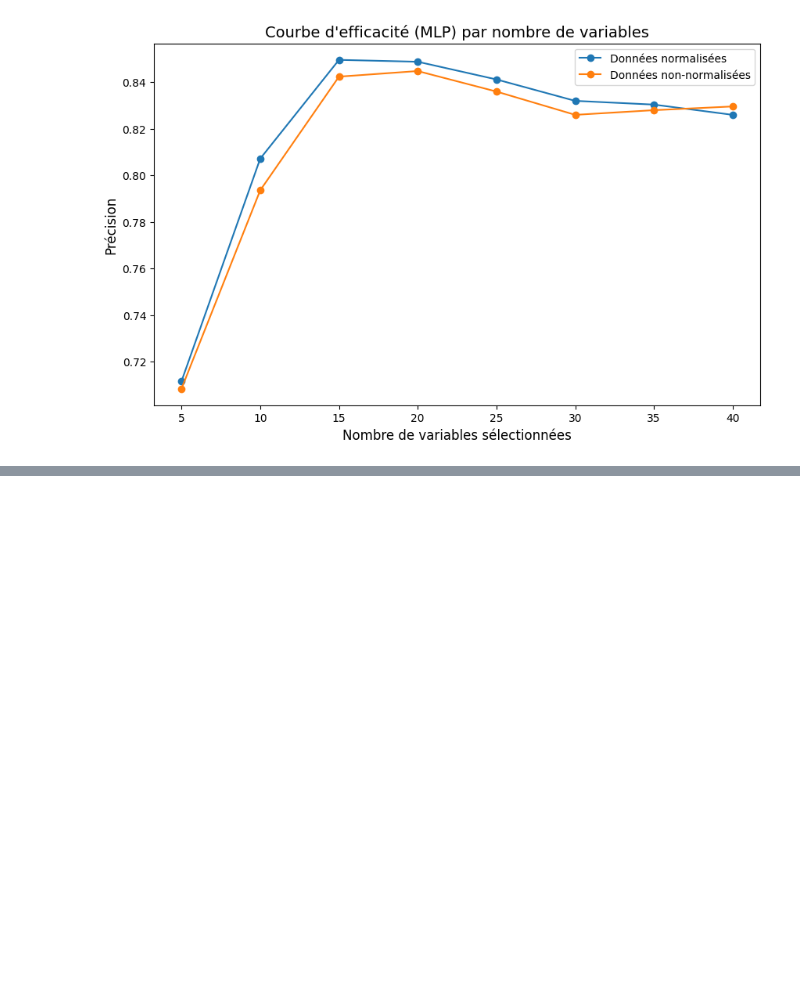
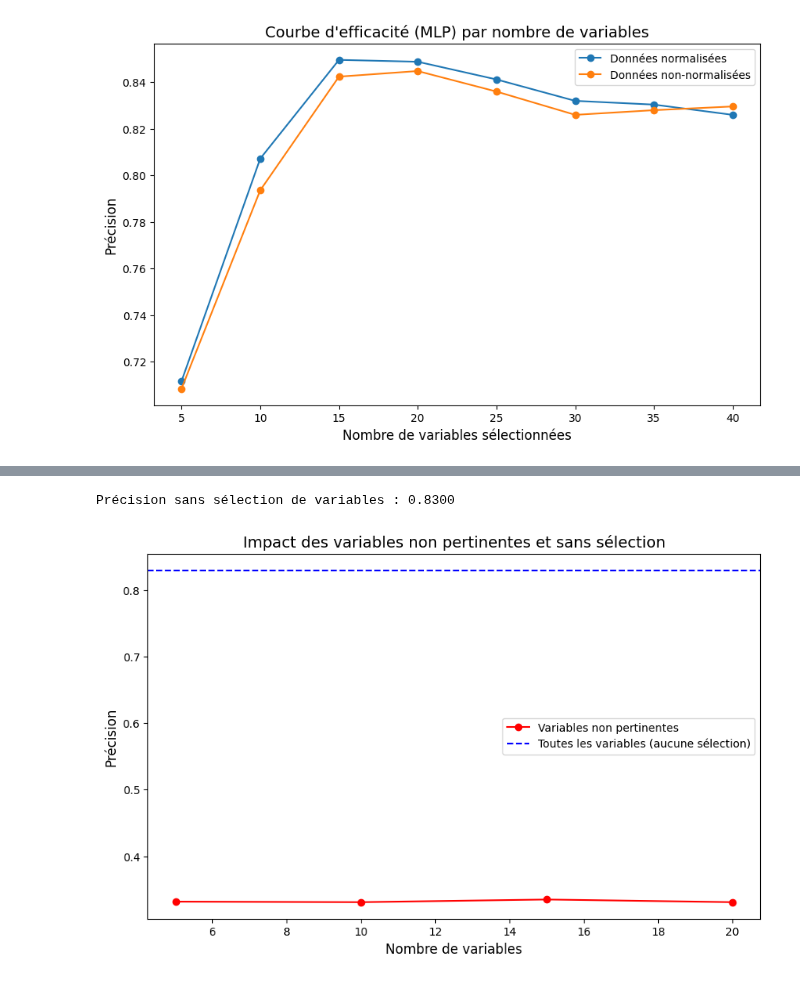
Before and after one commit to jdutel42/TAA, a Jupyter notebook: TP/TP3/TP3_TAA.ipynb, the cells around one changed output, grey strips where cells are left out. Cells and saved outputs as stored; diff of their text form; code cells hidden in the pictures; blank space fills up the shorter version.

```diff
--- a/TP/TP3/TP3_TAA.ipynb
+++ b/TP/TP3/TP3_TAA.ipynb
@@ -516,8 +527,77 @@ print(f"Précision avec les variables non-pertinentes : {accuracy_non_pertinent:
 # %%
+# 5. Courbe sans sélection de variables
+all_variables = X_train.columns.tolist()  # Liste de toutes les variables disponibles
+accuracy_no_selection = evaluate_mlp(
+    X_train,
+    y_train,
+    X_test,
+    y_test,
+    selected_vars=all_variables,  # Passe toutes les variables
+    normalize=True
+)
 
-# 5. Courbe sans sélection de variables
-accuracy_no_selection = evaluate_mlp(X_train, y_train, X_test, y_test, normalize=True)
 print(f"Précision sans sélection de variables : {accuracy_no_selection:.4f}")
+# %% [output]
+Précision sans sélection de variables : 0.8300
+# %%
+# Variables non pertinentes
+non_pertinent_vars = score_df_sorted["Variable"].iloc[-len(score_df_sorted) // 2:].tolist()
+
+# Étendue de variables non pertinentes
+num_non_pertinent_vars = list(range(5, len(non_pertinent_vars) + 1, 5))
+
+# Précision pour les variables non pertinentes
+accuracies_non_pertinent = [
+    evaluate_mlp(
+        X_train[non_pertinent_vars[:n]],
+        y_train,
+        X_test[non_pertinent_vars[:n]],
+        y_test,
+        selected_vars=non_pertinent_vars[:n],
+        normalize=True
+    )
+    for n in num_non_pertinent_vars
+]
+
+# Précision sans sélection de variables (ligne de base)
+all_variables = X_train.columns.tolist()
+accuracy_no_selection = evaluate_mlp(
+    X_train,
+    y_train,
+    X_test,
+    y_test,
+    selected_vars=all_variables,
+    normalize=True
+)
+
+# Tracer les courbes
+plt.figure(figsize=(10, 6))
+
+# Courbe pour les variables non pertinentes
+plt.plot(
+    num_non_pertinent_vars,
+    accuracies_non_pertinent,
+    label="Variables non pertinentes",
+    marker='o',
+    color='red'
+)
+
+# Ligne horizontale pour toutes les variables
+plt.axhline(
+    y=accuracy_no_selection,
+    color='blue',
+    linestyle='--',
+    label="Toutes les variables (aucune sélection)"
+)
+
+# Mise en forme du graphique
+plt.xlabel("Nombre de variables", fontsize=12)
+plt.ylabel("Précision", fontsize=12)
+plt.title("Impact des variables non pertinentes et sans sélection", fontsize=14)
+plt.legend()
+plt.show()
+# %% [output]
+[figure, added]
 # %%
 
 # 6. Courbe de performance en fonction du % de données labélisées
```
Also changed, not shown: parts of 2 cells of this notebook.
